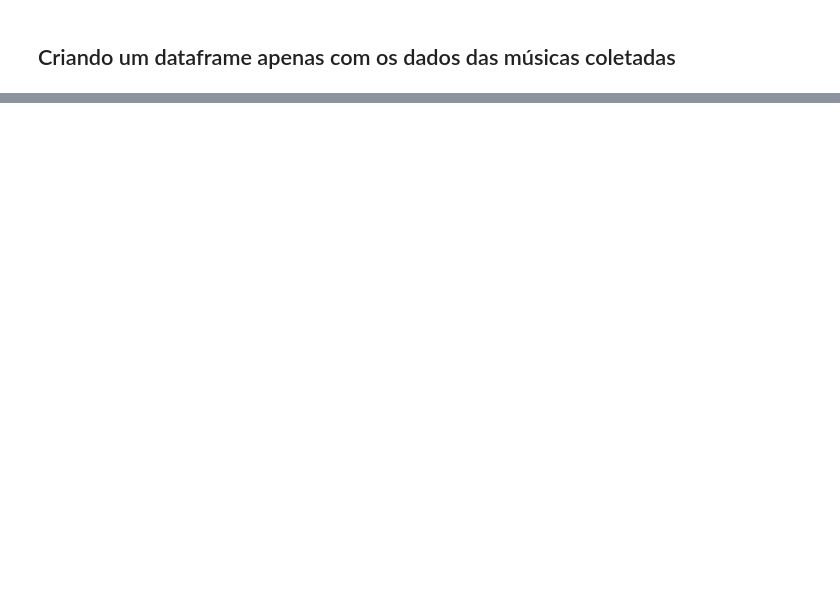
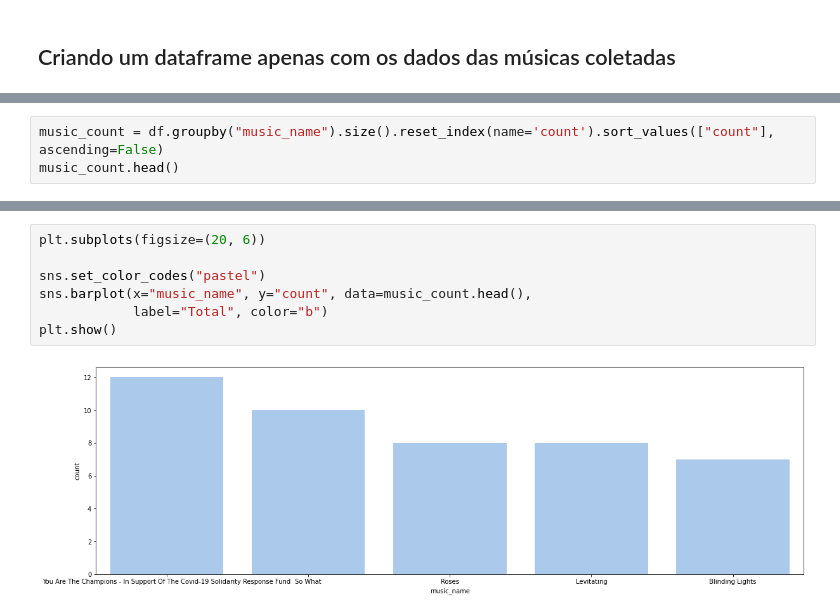
Before and after one commit to julianyraiol/analysis-music-data-pipeline, a Jupyter notebook: notebook/spotipy.ipynb, the cells around one changed output, grey strips where cells are left out. Drawn from its saved outputs; the diff is of its cells as text; blank space fills up the shorter version.

```diff
--- a/notebook/spotipy.ipynb
+++ b/notebook/spotipy.ipynb
@@ -149,0 +212,3 @@ df.groupby("artist").size().reset_index(name='count').sort_values(["count"], asc
+# %%
+music_count = df.groupby("music_name").size().reset_index(name='count').sort_values(["count"], ascending=False)
+music_count.head()
@@ -149,0 +222,9 @@ df.groupby("artist").size().reset_index(name='count').sort_values(["count"], asc
+# %%
+plt.subplots(figsize=(20, 6))
+
+sns.set_color_codes("pastel")
+sns.barplot(x="music_name", y="count", data=music_count.head(),
+            label="Total", color="b")
+plt.show()
+# %% [output]
+[figure, added]
```
Also changed, not shown: parts of 10 cells of this notebook, 1 other file.
